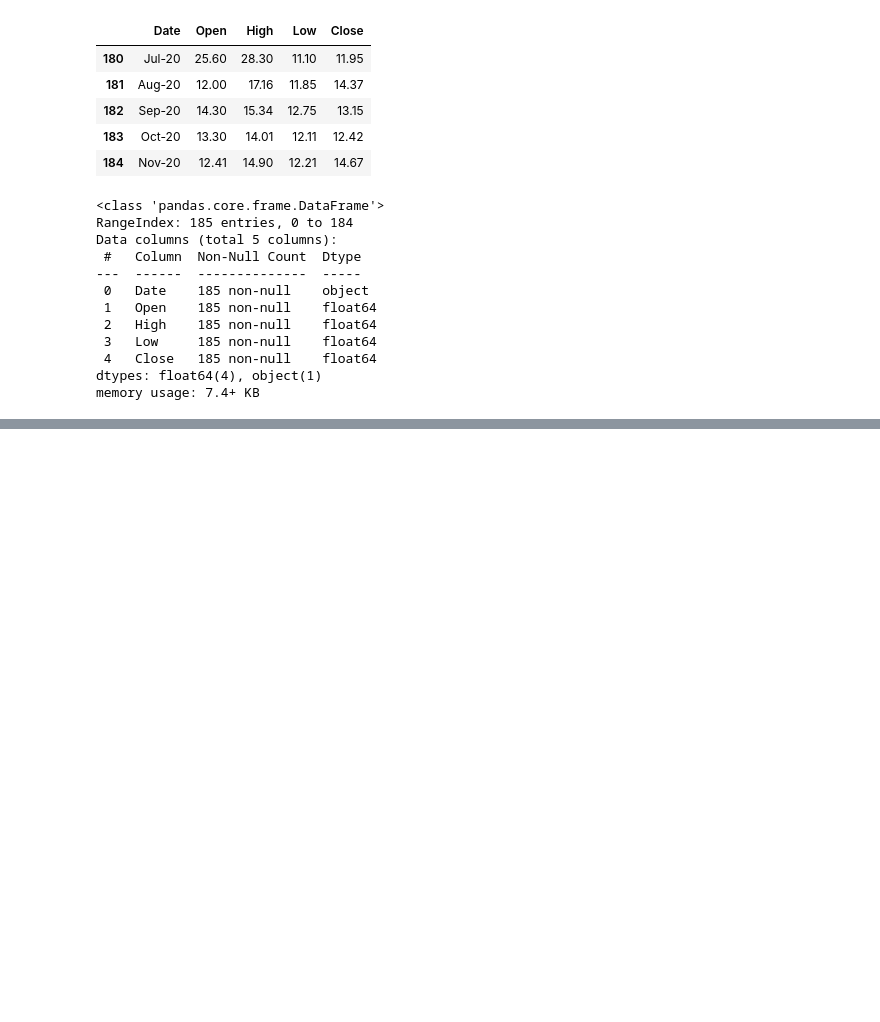
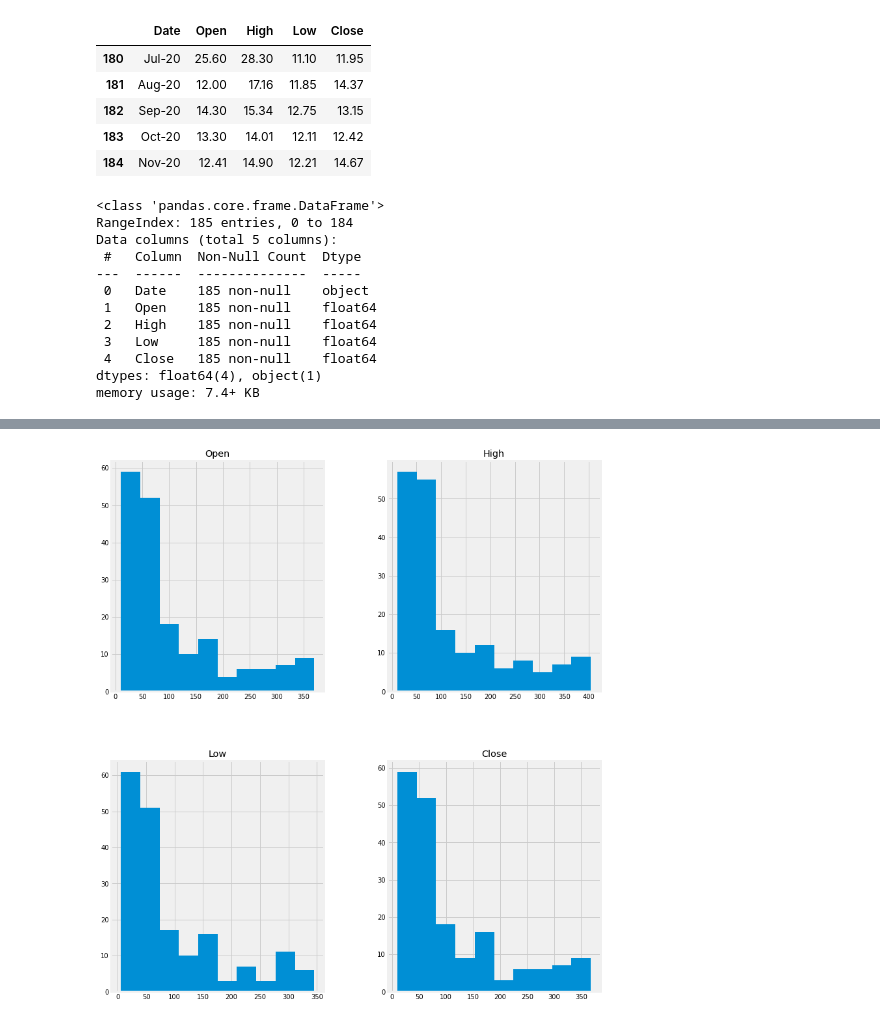
Before and after one commit to RITIK1442840127/Yes-Bank-Stock-Closing-Price-Prediction, a Jupyter notebook: Capstone_Project_2_Yes_Bank_Stock_Closing_Price_Prediction.ipynb, the cells around one changed output, grey strips where cells are left out. Cells and saved outputs as stored; diff of their text form; code cells hidden in the pictures; blank space fills up the shorter version.

```diff
--- a/Capstone_Project_2_Yes_Bank_Stock_Closing_Price_Prediction.ipynb
+++ b/Capstone_Project_2_Yes_Bank_Stock_Closing_Price_Prediction.ipynb
@@ -134,0 +216,8 @@ memory usage: 7.4+ KB
+# %%
+# plot histogram to see the distribution of the data
+fig = plt.figure(figsize = (12,15))
+ax = fig.gca()
+df.hist(ax = ax)
+plt.show()
+# %% [output]
+[figure, added]
```
Also changed, not shown: parts of 17 cells of this notebook.
